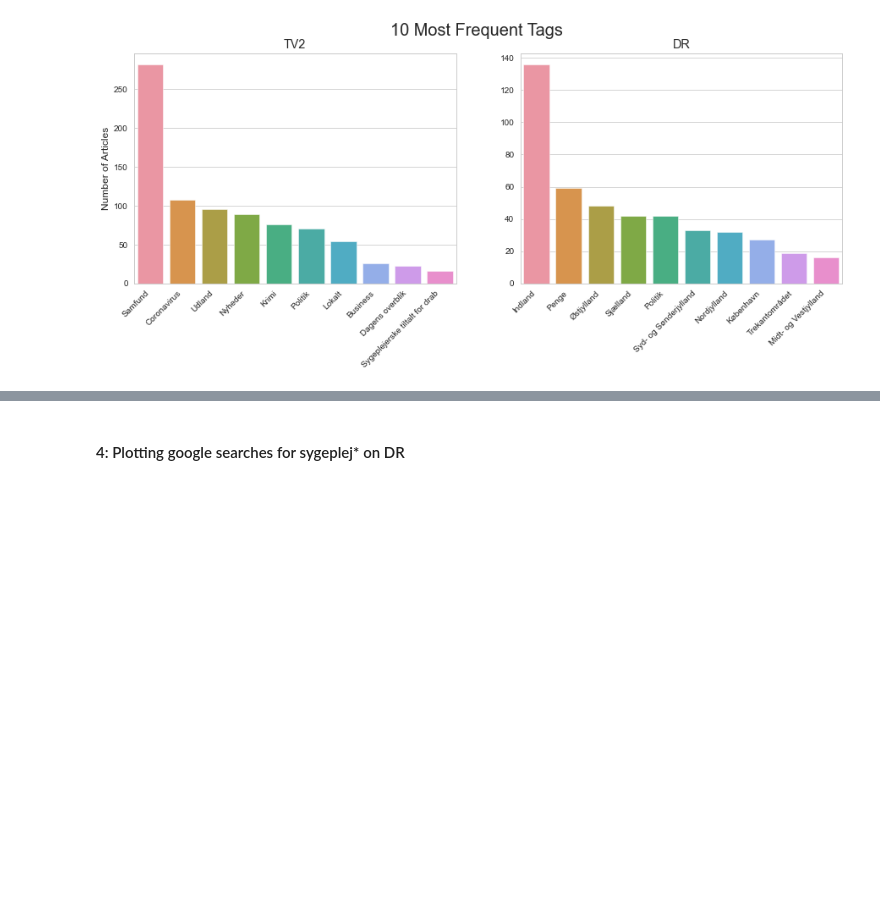
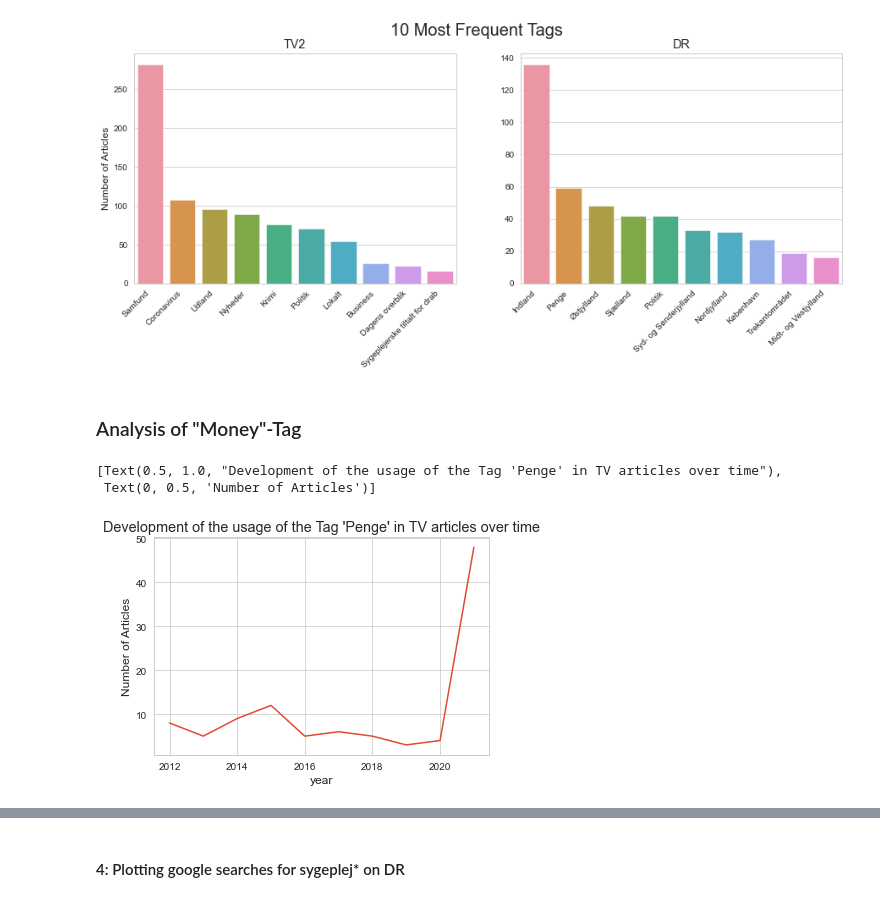
Before and after one commit to danawang10/isds29, a Jupyter notebook: Projekt/Complete project/Complete file_simon_playground.ipynb, the cells around one changed output, grey strips where cells are left out. Saved outputs shown, nothing was run; the diff lists cells and outputs as text; code cells hidden in the pictures; blank space fills up the shorter version.

```diff
--- a/Projekt/Complete project/Complete file_simon_playground.ipynb
+++ b/Projekt/Complete project/Complete file_simon_playground.ipynb
@@ -959,3 +960,22 @@ _ = ax[1].set(xlabel=None)
 plt.savefig("tags.jpg")
 # %% [output]
 [figure]
+# %% [markdown]
+### Analysis of "Money"-Tag
+# %%
+dr_penge_tag = dr[dr['tag'] == "Penge"]
+# %%
+# Group by year
+dr_penge_tag_grouped =  dr_penge_tag.groupby("year")["tag"].count()
+# %%
+dr_penge_tag_grouped = pd.DataFrame(dr_penge_tag_grouped).reset_index()
+# %%
+# Drop 2022 - not yet completed
+dr_penge_tag_grouped = dr_penge_tag_grouped.drop(index = 10)
+# %%
+sns.lineplot(x = 'year', y = 'tag', data = dr_penge_tag_grouped)\
+    .set(title = "Development of the usage of the Tag 'Penge' in TV articles over time", ylabel = "Number of Articles")
+# %% [output]
+[Text(0.5, 1.0, "Development of the usage of the Tag 'Penge' in TV articles over time"),
+ Text(0, 0.5, 'Number of Articles')]
+[figure, added]
```
Also changed, not shown: parts of 9 cells of this notebook, 2 other files.
